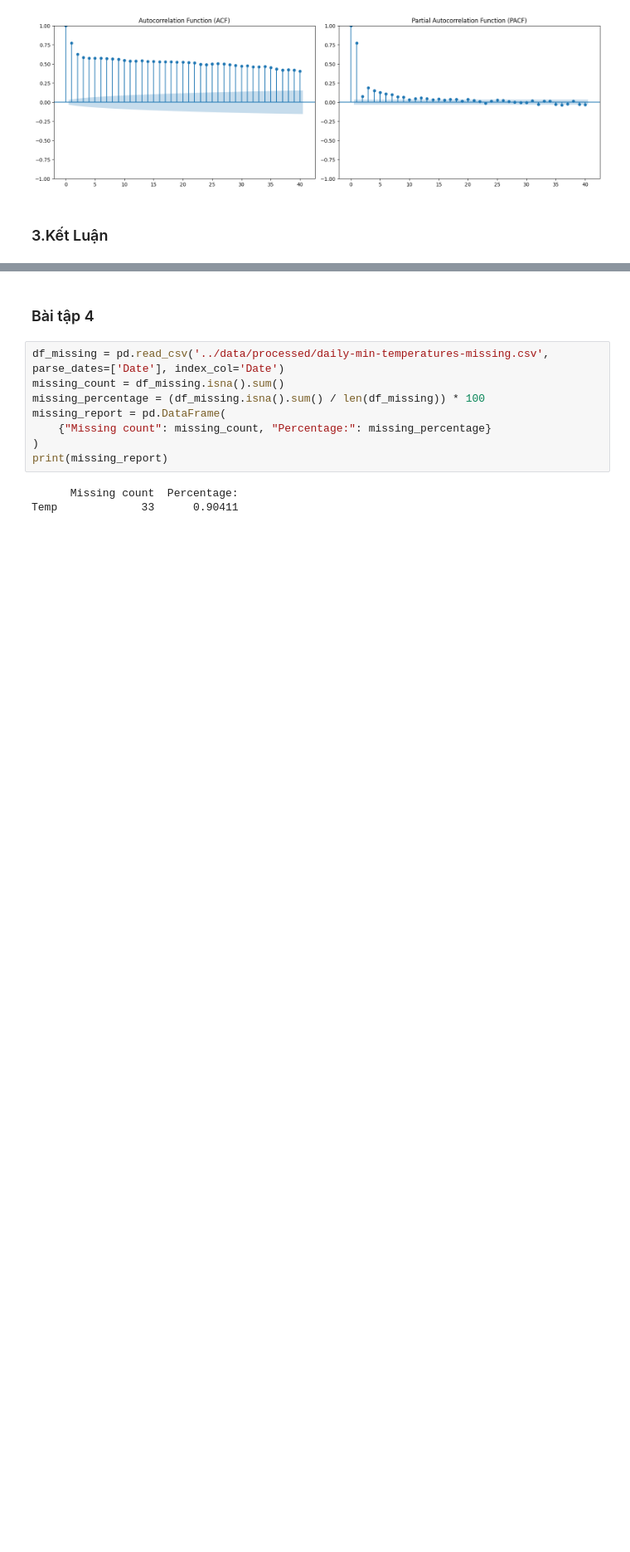
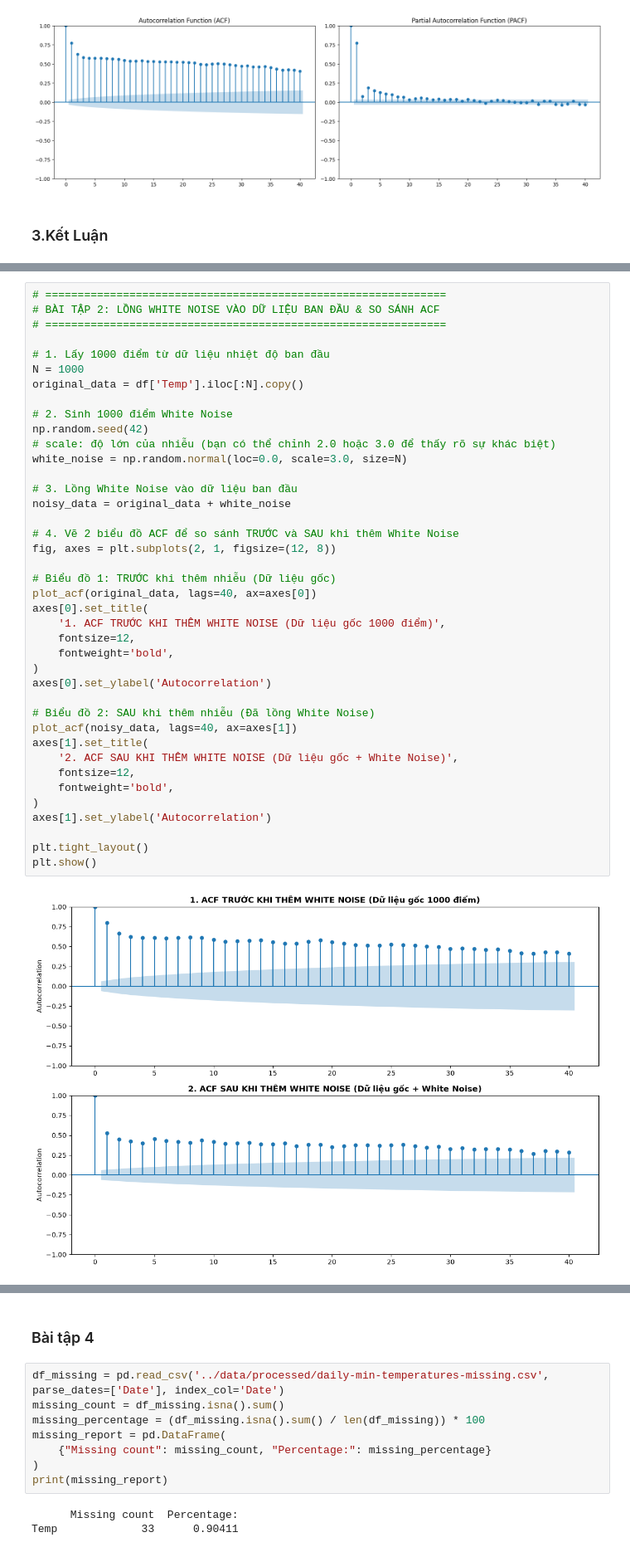
Before and after one commit to luuminhhoa/Lab1_Timeseries, a Jupyter notebook: notebooks/main.ipynb, the cells around one changed output, grey strips where cells are left out. Shown at 83% size. Saved outputs shown, nothing was run; the diff lists cells and outputs as text; blank space fills up the shorter version.

Commit message:
Hoàn thành Bài 2: Kiểm tra White Noise và so sánh ACF

```diff
--- a/notebooks/main.ipynb
+++ b/notebooks/main.ipynb
@@ -82,0 +85,42 @@ plt.show()
+# %%
+# ==============================================================
+# BÀI TẬP 2: LỒNG WHITE NOISE VÀO DỮ LIỆU BAN ĐẦU & SO SÁNH ACF
+# ==============================================================
+
+# 1. Lấy 1000 điểm từ dữ liệu nhiệt độ ban đầu
+N = 1000
+original_data = df['Temp'].iloc[:N].copy()
+
+# 2. Sinh 1000 điểm White Noise
+np.random.seed(42)
+# scale: độ lớn của nhiễu (bạn có thể chỉnh 2.0 hoặc 3.0 để thấy rõ sự khác biệt)
+white_noise = np.random.normal(loc=0.0, scale=3.0, size=N)
+
+# 3. Lồng White Noise vào dữ liệu ban đầu
+noisy_data = original_data + white_noise
+
+# 4. Vẽ 2 biểu đồ ACF để so sánh TRƯỚC và SAU khi thêm White Noise
+fig, axes = plt.subplots(2, 1, figsize=(12, 8))
+
+# Biểu đồ 1: TRƯỚC khi thêm nhiễu (Dữ liệu gốc)
+plot_acf(original_data, lags=40, ax=axes[0])
+axes[0].set_title(
+    '1. ACF TRƯỚC KHI THÊM WHITE NOISE (Dữ liệu gốc 1000 điểm)',
+    fontsize=12,
+    fontweight='bold',
+)
+axes[0].set_ylabel('Autocorrelation')
+
+# Biểu đồ 2: SAU khi thêm nhiễu (Đã lồng White Noise)
+plot_acf(noisy_data, lags=40, ax=axes[1])
+axes[1].set_title(
+    '2. ACF SAU KHI THÊM WHITE NOISE (Dữ liệu gốc + White Noise)',
+    fontsize=12,
+    fontweight='bold',
+)
+axes[1].set_ylabel('Autocorrelation')
+
+plt.tight_layout()
+plt.show()
+# %% [output]
+[figure, added]
```
Also changed, not shown: parts of 6 cells of this notebook, 1 other file.
